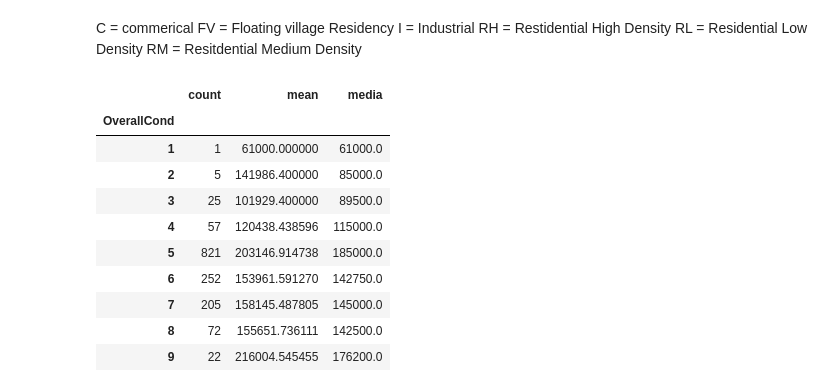
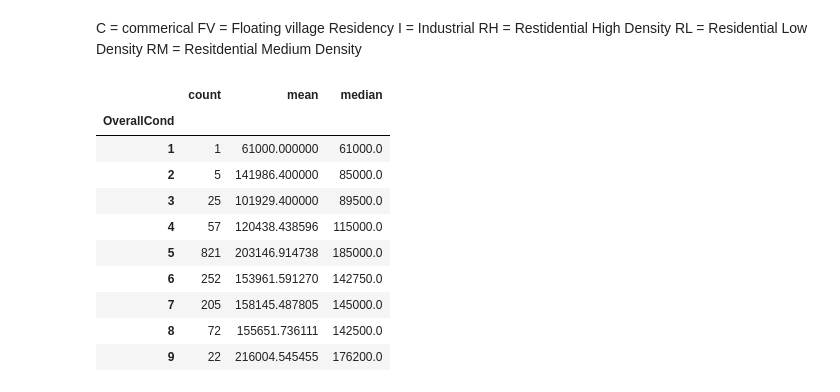
Before and after one commit to Sinjinkim/Ames-housing-price-predicton, a Jupyter notebook: notebooks/01_eda.ipynb, the cells around one changed output. Drawn from its saved outputs; the diff is of its cells as text; code cells hidden in the pictures.

```diff
--- a/notebooks/01_eda.ipynb
+++ b/notebooks/01_eda.ipynb
@@ -376,8 +465,8 @@ fig2.show()
 # %%
 train['OverallCond'].value_counts().sort_index()
-train.groupby('OverallCond')['SalePrice'].agg(count = 'count', mean = 'mean', media = 'median')
+train.groupby('OverallCond')['SalePrice'].agg(count = 'count', mean = 'mean', median = 'median')
 # %% [output]
-|  | count | mean | media |
+|  | count | mean | median |
 | OverallCond |  |  |  |
 | 1 | 1 | 61000.000000 | 61000.0 |
 | 2 | 5 | 141986.400000 | 85000.0 |
```
Also changed, not shown: parts of 6 cells of this notebook.
